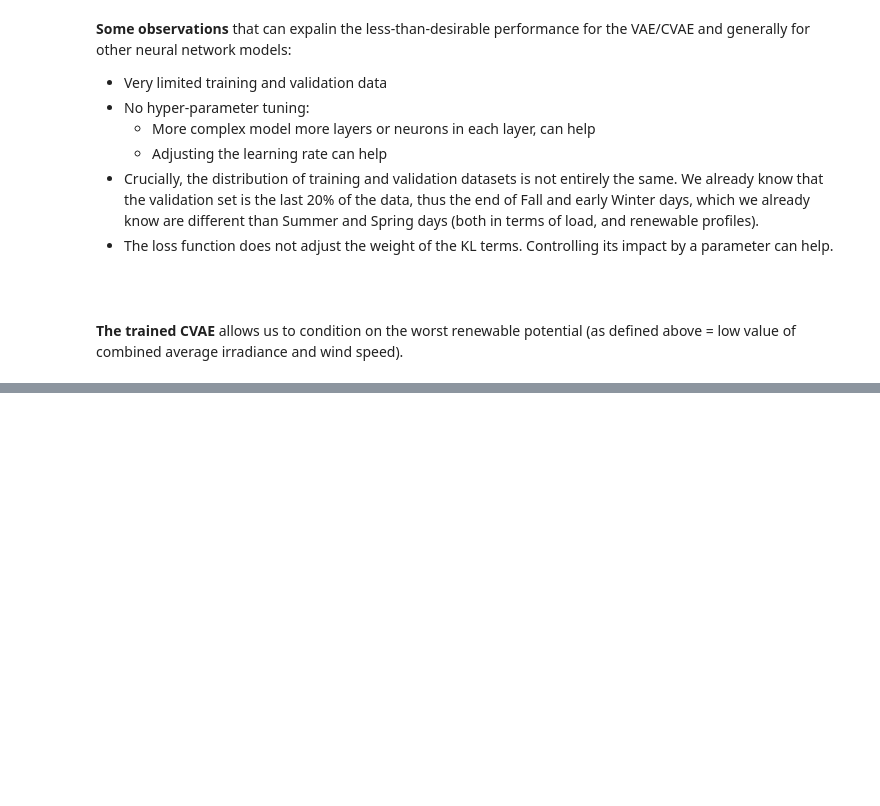
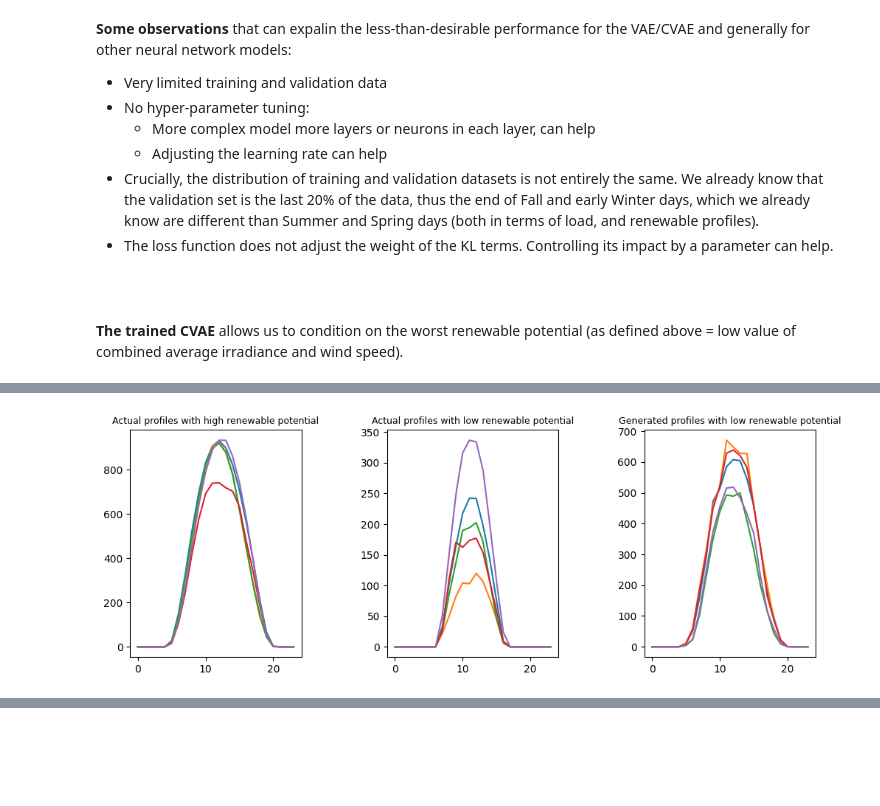
Before and after one commit to RahmanKhorramfar91/UAI_AI_Energy_Case_Studies, a Jupyter notebook: Case Study 2 - Extreme Events_Identification and Generation_.ipynb, the cells around one changed output, grey strips where cells are left out. Cells and saved outputs as stored; diff of their text form; code cells hidden in the pictures; blank space fills up the shorter version.

```diff
--- a/Case Study 2 - Extreme Events_Identification and Generation_.ipynb
+++ b/Case Study 2 - Extreme Events_Identification and Generation_.ipynb
@@ -220,7 +250,7 @@ The AIC/BIC plot is divergent, so no clear choice for the number of clusters. In
 
 The outlier detection in GMM relies on *anomaly score* which measures how unlikely that a data point is to have been generated by the model. The anomaly score is the negative log-likelihood, and its high values indicate an outlier point.
 # %%
-num_clusters = 2;
+num_clusters = 3;
 
 # Apply GMM with the selected number of clusters
 gmm_model = GaussianMixture(n_components=num_clusters, random_state=42);
@@ -235,7 +265,7 @@ anomaly_scores = gmm_model.score_samples(daily_hourly_standardized);
 daily_agg['gmm_anomaly_score'] = anomaly_scores;
 
 # Identify anomalys based on a threshold for anomaly scores. For example, 95th percentile.
-threshold = 98; # %
+threshold = 95; # %
 threshold_score = np.percentile(daily_agg['gmm_anomaly_score'], threshold);
 daily_agg['is_anomaly_gmm'] = daily_agg['gmm_anomaly_score'] > threshold_score;
 
@@ -667,7 +742,7 @@ ax.legend(loc='upper center',ncol=1, bbox_to_anchor=(0.5, 1), prop={'size': 8});
 num_samples = 100;
 y_cond = np.zeros((num_samples, CON_DIM)); # 100 samples, 4 categoris
 y_cond[:, 0] = 1;  # all to be extreme days as defined by low renewable output potential
-z = np.random.normal(size=(num_samples, 8));
+z = np.random.normal(size=(num_samples, LATENT_DIM));
 samples = cvae.decoder.predict([z, y_cond]);
 generated = samples*cols_std+cols_mean;
 
@@ -690,3 +765,4 @@ ax[2].plot(gen_profileT[:,:5]);
 ax[0].set_title('Actual profiles with high renewable potential', fontsize=9);
 ax[1].set_title('Actual profiles with low renewable potential', fontsize=9);
 ax[2].set_title('Generated profiles with low renewable potential', fontsize=9);
+# %% [output]
@@ -693 +770,2 @@ ax[2].set_title('Generated profiles with low renewable potential', fontsize=9);
+[figure, added]
 # %%
```
Also changed, not shown: parts of 20 cells of this notebook.
